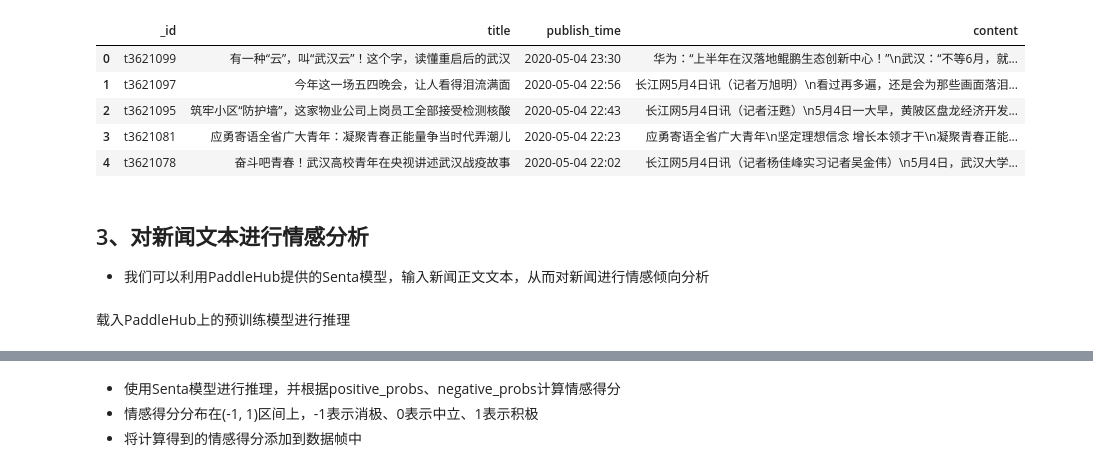
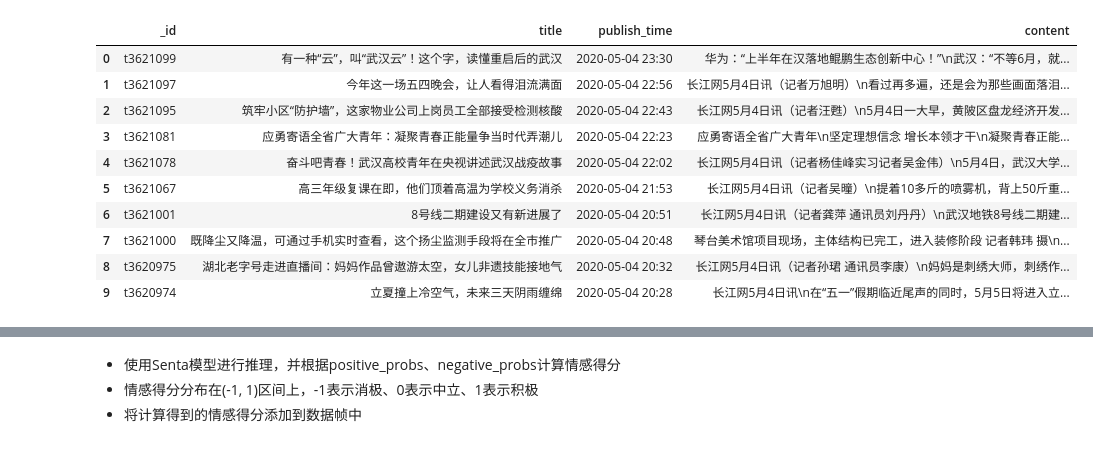
Before and after one commit to Huenao/data-mining-homework, a Jupyter notebook: paddle_ai_studio.ipynb, the cells around one changed output, grey strips where cells are left out. Cells and saved outputs as stored; diff of their text form; code cells hidden in the pictures.

```diff
--- a/paddle_ai_studio.ipynb
+++ b/paddle_ai_studio.ipynb
@@ -13,16 +15,16 @@
 # %%
 import pandas as pd
 df_origin = pd.read_csv('data/news_origin.csv')
-df_origin.head()
+df_origin.head(10)
 # %% [output]
 |  | _id | title | publish_time | content |
 | 0 | t3621099 | 有一种“云”，叫“武汉云”！这个字，读懂重启后的武汉 | 2020-05-04 23:30 | 华为：“上半年在汉落地鲲鹏生态创新中心！”\n武汉：“不等6月，就... |
 | 1 | t3621097 | 今年这一场五四晚会，让人看得泪流满面 | 2020-05-04 22:56 | 长江网5月4日讯（记者万旭明）\n看过再多遍，还是会为那些画面落泪... |
 | 2 | t3621095 | 筑牢小区“防护墙”，这家物业公司上岗员工全部接受检测核酸 | 2020-05-04 22:43 | 长江网5月4日讯（记者汪甦）\n5月4日一大早，黄陂区盘龙经济开发... |
 | 3 | t3621081 | 应勇寄语全省广大青年：凝聚青春正能量争当时代弄潮儿 | 2020-05-04 22:23 | 应勇寄语全省广大青年\n坚定理想信念 增长本领才干\n凝聚青春正能... |
 | 4 | t3621078 | 奋斗吧青春！武汉高校青年在央视讲述武汉战疫故事 | 2020-05-04 22:02 | 长江网5月4日讯（记者杨佳峰实习记者吴金伟）\n5月4日，武汉大学... |
+| 5 | t3621067 | 高三年级复课在即，他们顶着高温为学校义务消杀 | 2020-05-04 21:53 | 长江网5月4日讯（记者吴曈）\n提着10多斤的喷雾机，背上50斤重... |
+| 6 | t3621001 | 8号线二期建设又有新进展了 | 2020-05-04 20:51 | 长江网5月4日讯（记者龚萍 通讯员刘丹丹）\n武汉地铁8号线二期建... |
+| 7 | t3621000 | 既降尘又降温，可通过手机实时查看，这个扬尘监测手段将在全市推广 | 2020-05-04 20:48 | 琴台美术馆项目现场，主体结构已完工，进入装修阶段 记者韩玮 摄\n... |
+| 8 | t3620975 | 湖北老字号走进直播间：妈妈作品曾遨游太空，女儿非遗技能接地气 | 2020-05-04 20:32 | 长江网5月4日讯（记者孙珺 通讯员李康）\n妈妈是刺绣大师，刺绣作... |
+| 9 | t3620974 | 立夏撞上冷空气，未来三天阴雨缠绵 | 2020-05-04 20:28 | 长江网5月4日讯\n在“五一”假期临近尾声的同时，5月5日将进入立... |
-# %% [markdown]
-## 3、对新闻文本进行情感分析
-- 我们可以利用PaddleHub提供的Senta模型，输入新闻正文文本，从而对新闻进行情感倾向分析
-# %% [markdown]
-载入PaddleHub上的预训练模型进行推理
```
Also changed, not shown: parts of 9 cells of this notebook, 1 other file.
